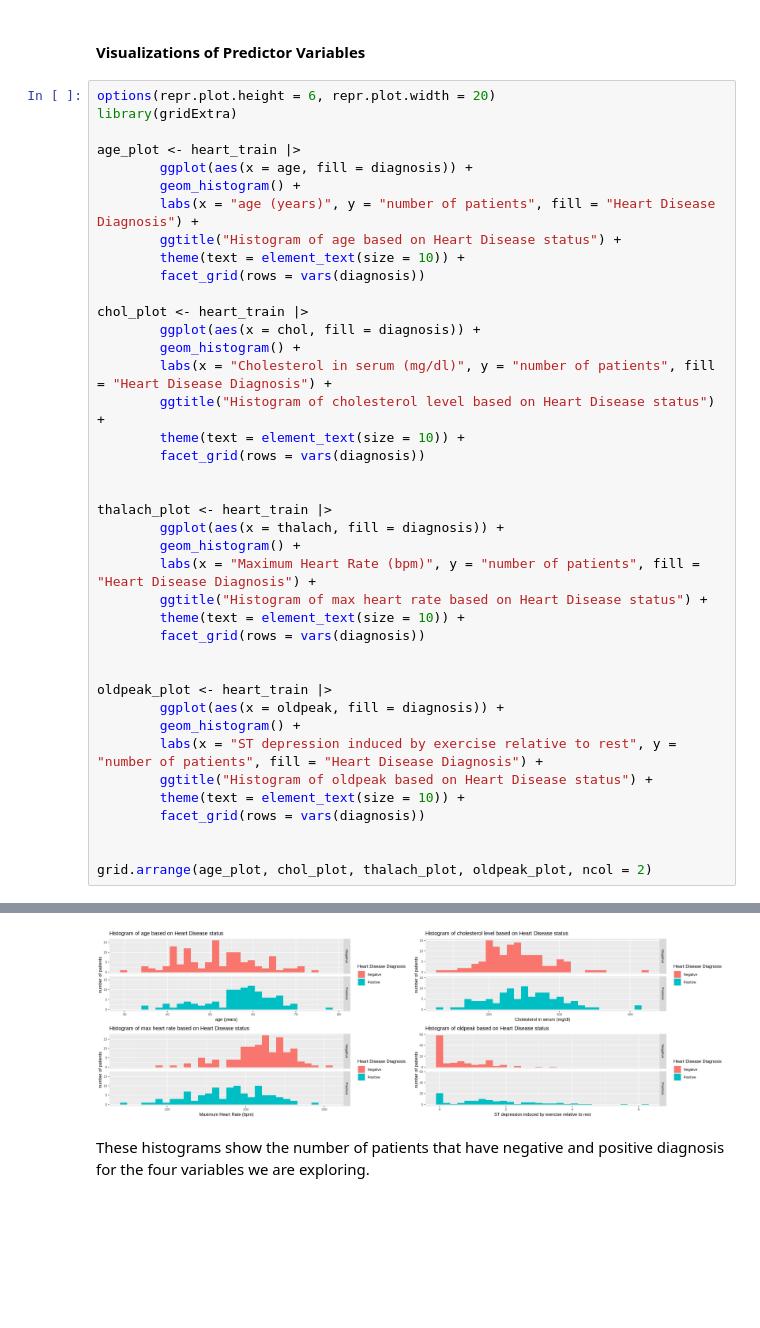
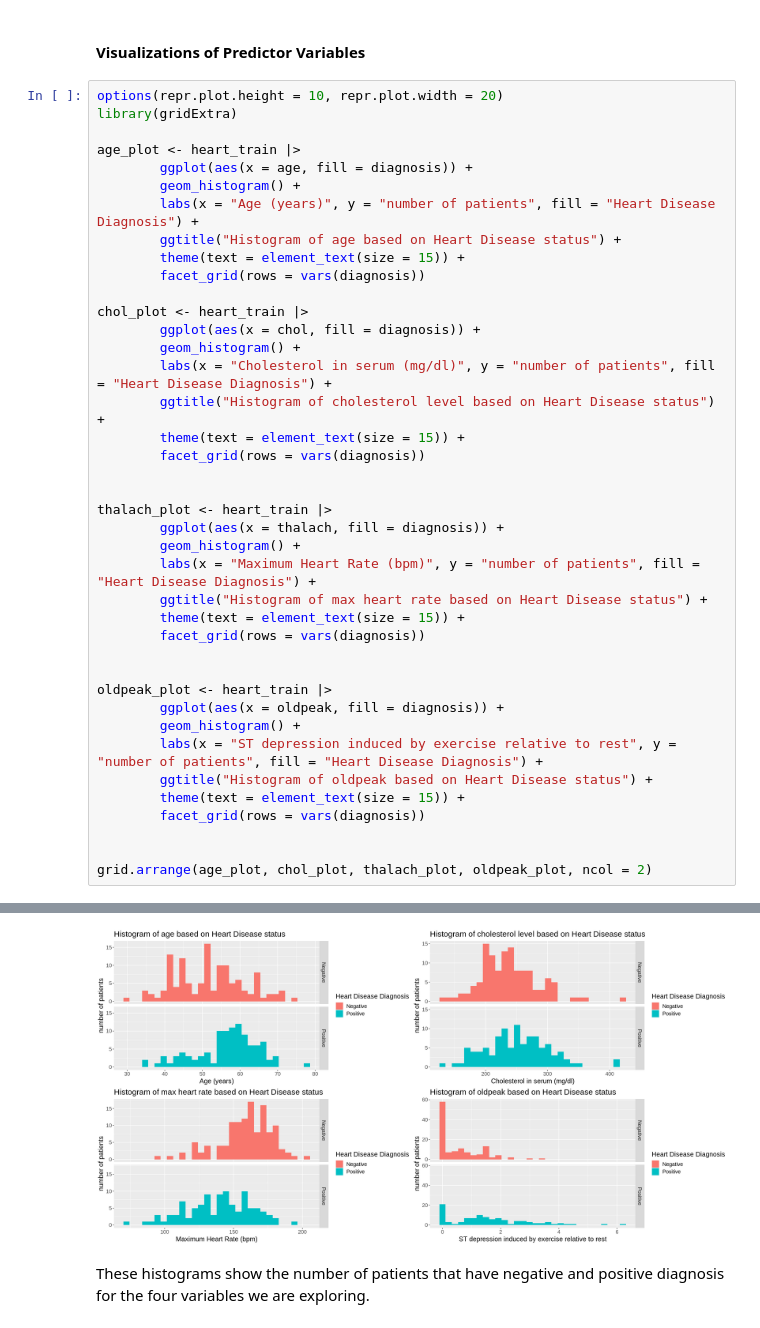
Before and after one commit to kaialami/dsci-007-group-45, a Jupyter notebook: Final-Project.ipynb, the cells around one changed output, grey strips where cells are left out. Drawn from its saved outputs; the diff is of its cells as text; blank space fills up the shorter version.

Commit message:
adjusted histograms for readability

```diff
--- a/Final-Project.ipynb
+++ b/Final-Project.ipynb
@@ -173,15 +173,15 @@ We then created this table to compare the average values of numerical attributes
 # %% [markdown]
 #### **Visualizations of Predictor Variables**
 # %%
-options(repr.plot.height = 6, repr.plot.width = 20)
+options(repr.plot.height = 10, repr.plot.width = 20)
 library(gridExtra)
 
 age_plot <- heart_train |>
         ggplot(aes(x = age, fill = diagnosis)) +
         geom_histogram() +
-        labs(x = "age (years)", y = "number of patients", fill = "Heart Disease Diagnosis") +
+        labs(x = "Age (years)", y = "number of patients", fill = "Heart Disease Diagnosis") +
         ggtitle("Histogram of age based on Heart Disease status") +
-        theme(text = element_text(size = 10)) +
+        theme(text = element_text(size = 15)) +
         facet_grid(rows = vars(diagnosis))
 
 chol_plot <- heart_train |>
@@ -189,7 +189,7 @@ chol_plot <- heart_train |>
         geom_histogram() +
         labs(x = "Cholesterol in serum (mg/dl)", y = "number of patients", fill = "Heart Disease Diagnosis") +
         ggtitle("Histogram of cholesterol level based on Heart Disease status") +
-        theme(text = element_text(size = 10)) +
+        theme(text = element_text(size = 15)) +
         facet_grid(rows = vars(diagnosis))
 
 
@@ -198,7 +198,7 @@ thalach_plot <- heart_train |>
         geom_histogram() +
         labs(x = "Maximum Heart Rate (bpm)", y = "number of patients", fill = "Heart Disease Diagnosis") +
         ggtitle("Histogram of max heart rate based on Heart Disease status") +
-        theme(text = element_text(size = 10)) +
+        theme(text = element_text(size = 15)) +
         facet_grid(rows = vars(diagnosis))
 
 
@@ -207,7 +207,7 @@ oldpeak_plot <- heart_train |>
         geom_histogram() +
         labs(x = "ST depression induced by exercise relative to rest", y = "number of patients", fill = "Heart Disease Diagnosis") +
         ggtitle("Histogram of oldpeak based on Heart Disease status") +
-        theme(text = element_text(size = 10)) +
+        theme(text = element_text(size = 15)) +
         facet_grid(rows = vars(diagnosis))
 
 
@@ -224,11 +216,11 @@ The following object is masked from ‘package:dplyr’:
 `stat_bin()` using `bins = 30`. Pick better value with `binwidth`.
 
 `stat_bin()` using `bins = 30`. Pick better value with `binwidth`.
 
 `stat_bin()` using `bins = 30`. Pick better value with `binwidth`.
 
 `stat_bin()` using `bins = 30`. Pick better value with `binwidth`.
-[figure, old version]
+[figure, new version]
 # %% [markdown]
 These histograms show the number of patients that have negative and positive diagnosis for the four variables we are exploring.
 # %%
```
Also changed, not shown: parts of 3 cells of this notebook.
